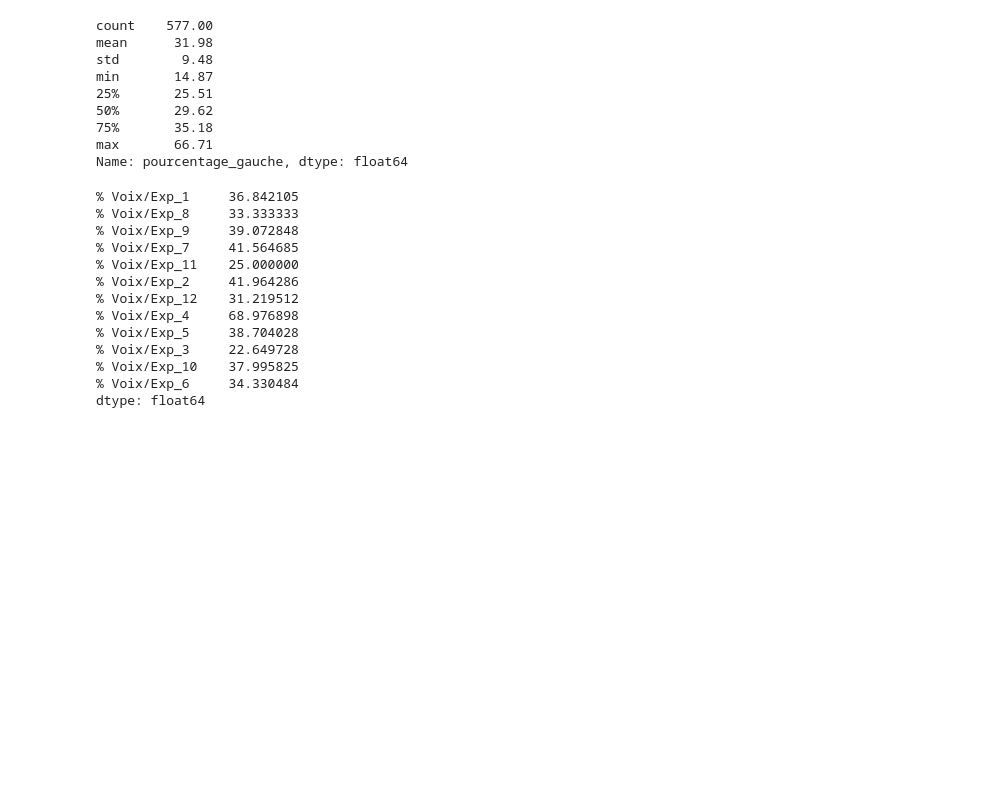
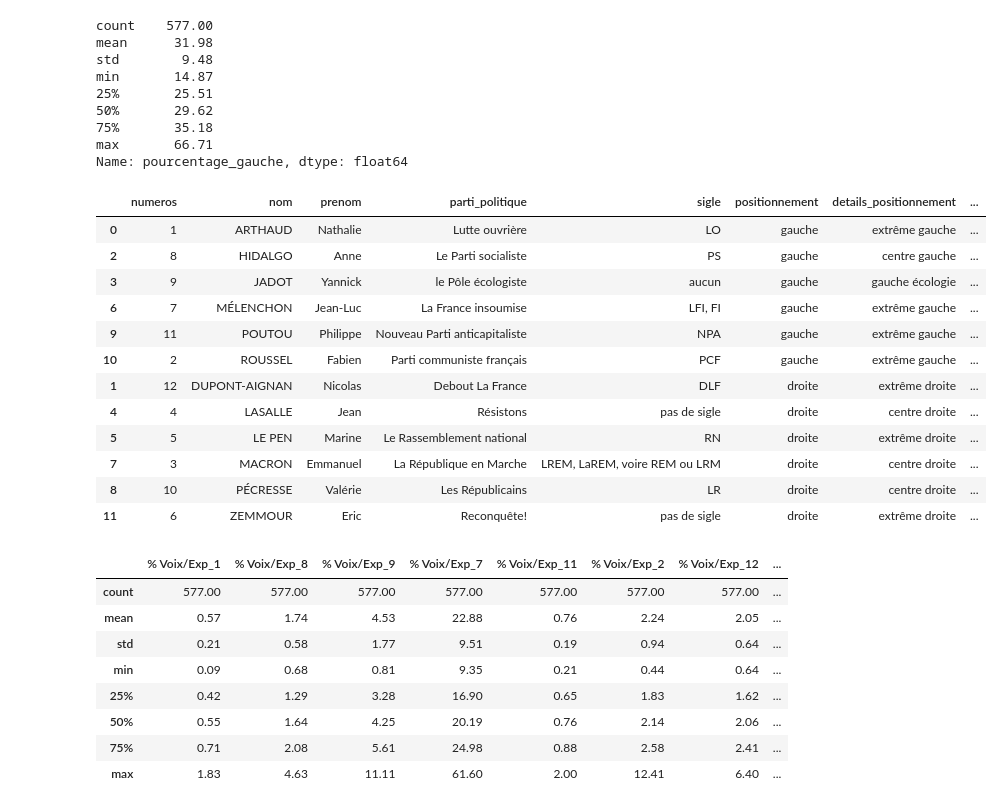
Before and after one commit to Blanchard-Floriane/Datas_W4_Presidentielles_2022, a Jupyter notebook: Election_présidentielle_avrile_2022_paul.ipynb, the cells around one changed output. Drawn from its saved outputs; the diff is of its cells as text; code cells hidden in the pictures; blank space fills up the shorter version.

```diff
--- a/Election_présidentielle_avrile_2022_paul.ipynb
+++ b/Election_présidentielle_avrile_2022_paul.ipynb
@@ -117,23 +143,35 @@ min       14.87
 75%       35.18
 max       66.71
 Name: pourcentage_gauche, dtype: float64
+# %%
+display(positionnement)
+# %% [output]
+|  | numeros | nom | prenom | parti_politique | sigle | positionnement | details_positionnement | ... |
+| 0 | 1 | ARTHAUD | Nathalie | Lutte ouvrière | LO | gauche | extrême gauche | ... |
+| 2 | 8 | HIDALGO | Anne | Le Parti socialiste | PS | gauche | centre gauche | ... |
+| 3 | 9 | JADOT | Yannick | le Pôle écologiste | aucun | gauche | gauche écologie | ... |
+| 6 | 7 | MÉLENCHON | Jean-Luc | La France insoumise | LFI, FI | gauche | extrême gauche | ... |
+| 9 | 11 | POUTOU | Philippe | Nouveau Parti anticapitaliste | NPA | gauche | extrême gauche | ... |
+| 10 | 2 | ROUSSEL | Fabien | Parti communiste français | PCF | gauche | extrême gauche | ... |
+| 1 | 12 | DUPONT-AIGNAN | Nicolas | Debout La France | DLF | droite | extrême droite | ... |
+| 4 | 4 | LASALLE | Jean | Résistons | pas de sigle | droite | centre droite | ... |
+| 5 | 5 | LE PEN | Marine | Le Rassemblement national | RN | droite | extrême droite | ... |
+| 7 | 3 | MACRON | Emmanuel | La République en Marche | LREM, LaREM, voire REM ou LRM | droite | centre droite | ... |
+| 8 | 10 | PÉCRESSE | Valérie | Les Républicains | LR | droite | centre droite | ... |
+| 11 | 6 | ZEMMOUR | Eric | Reconquête! | pas de sigle | droite | extrême droite | ... |
 # %%
 results_describe = resultat[positionnement_candidat_final].describe().round(2)
 results_describe_mean = resultat[positionnement_candidat_final].mean().round(2)
 results_describe_std = resultat[positionnement_candidat_final].std().round(2)
 results_describe_cv= (results_describe_std/results_describe_mean)*100
-results_describe_cv
+results_describe
 # %% [output]
-% Voix/Exp_1     36.842105
-% Voix/Exp_8     33.333333
-% Voix/Exp_9     39.072848
-% Voix/Exp_7     41.564685
-% Voix/Exp_11    25.000000
-% Voix/Exp_2     41.964286
-% Voix/Exp_12    31.219512
-% Voix/Exp_4     68.976898
-% Voix/Exp_5     38.704028
-% Voix/Exp_3     22.649728
-% Voix/Exp_10    37.995825
-% Voix/Exp_6     34.330484
-dtype: float64
+|  | % Voix/Exp_1 | % Voix/Exp_8 | % Voix/Exp_9 | % Voix/Exp_7 | % Voix/Exp_11 | % Voix/Exp_2 | % Voix/Exp_12 | ... |
+| count | 577.00 | 577.00 | 577.00 | 577.00 | 577.00 | 577.00 | 577.00 | ... |
+| mean | 0.57 | 1.74 | 4.53 | 22.88 | 0.76 | 2.24 | 2.05 | ... |
+| std | 0.21 | 0.58 | 1.77 | 9.51 | 0.19 | 0.94 | 0.64 | ... |
+| min | 0.09 | 0.68 | 0.81 | 9.35 | 0.21 | 0.44 | 0.64 | ... |
+| 25% | 0.42 | 1.29 | 3.28 | 16.90 | 0.65 | 1.83 | 1.62 | ... |
+| 50% | 0.55 | 1.64 | 4.25 | 20.19 | 0.76 | 2.14 | 2.06 | ... |
+| 75% | 0.71 | 2.08 | 5.61 | 24.98 | 0.88 | 2.58 | 2.41 | ... |
+| max | 1.83 | 4.63 | 11.11 | 61.60 | 2.00 | 12.41 | 6.40 | ... |
```
Also changed, not shown: parts of 6 cells of this notebook.
